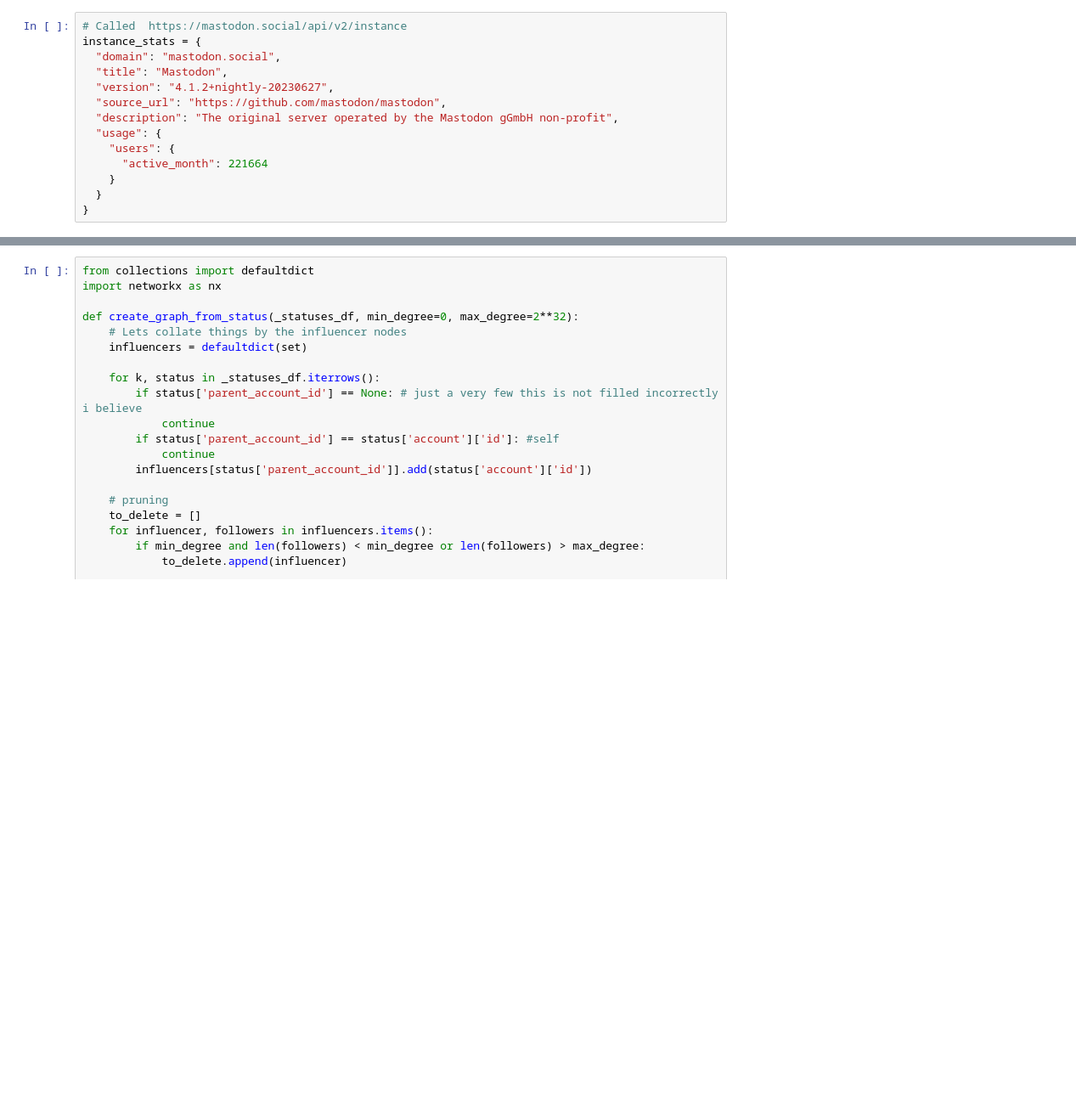
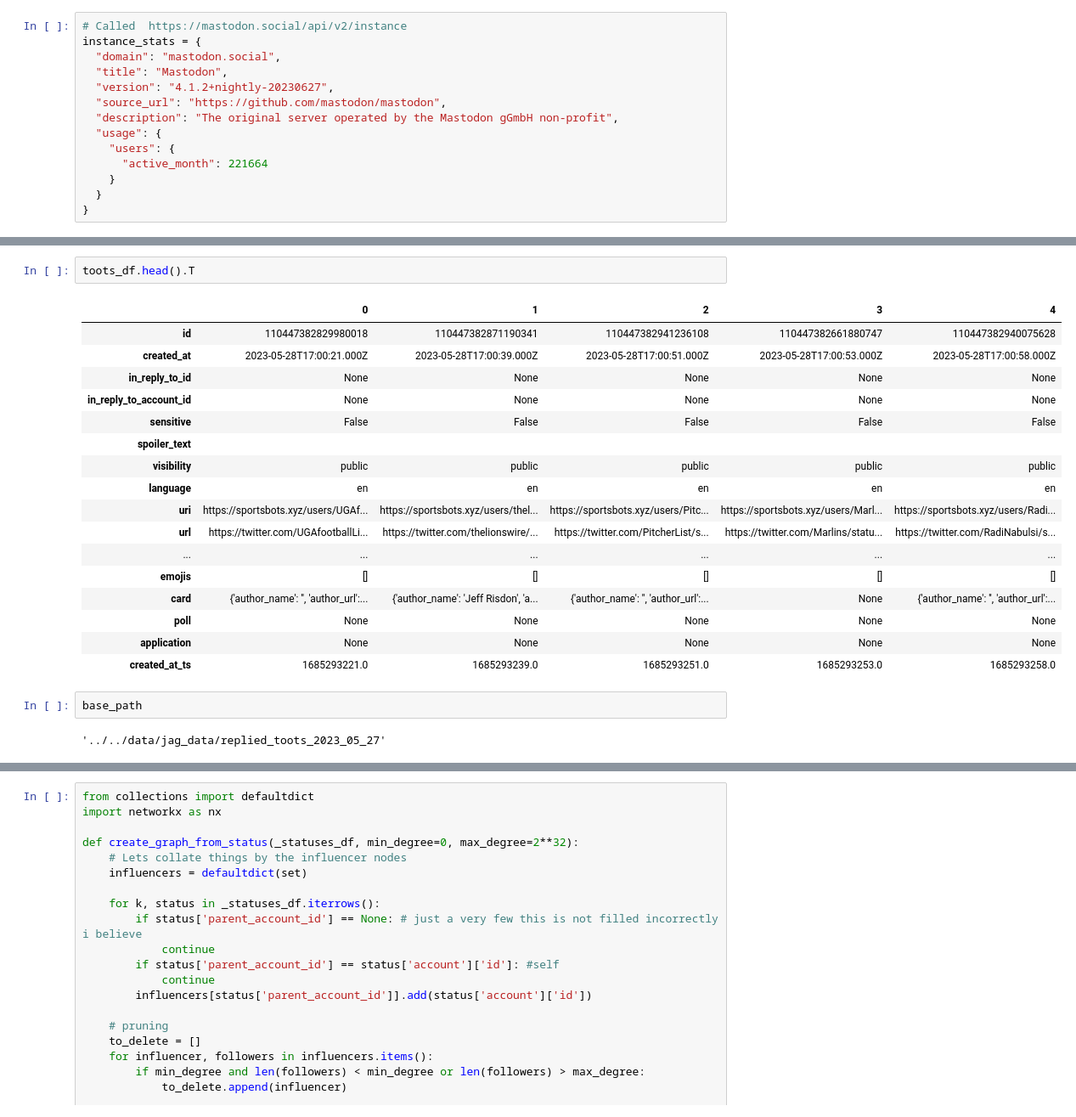
Before and after one commit to Pocket/hackweek_generation_topic_discoveries, a Jupyter notebook: src/sna/toots-sna.ipynb, the cells around one changed output, grey strips where cells are left out. Shown at 85% size. Cells and saved outputs as stored; diff of their text form; blank space fills up the shorter version.

```diff
--- a/src/sna/toots-sna.ipynb
+++ b/src/sna/toots-sna.ipynb
@@ -53,3 +69,27 @@ display(toots_df.describe())
+# %%
+toots_df.head().T
+# %% [output]
+|  | 0 | 1 | 2 | 3 | 4 |
+| id | 110447382829980018 | 110447382871190341 | 110447382941236108 | 110447382661880747 | 110447382940075628 |
+| created_at | 2023-05-28T17:00:21.000Z | 2023-05-28T17:00:39.000Z | 2023-05-28T17:00:51.000Z | 2023-05-28T17:00:53.000Z | 2023-05-28T17:00:58.000Z |
+| in_reply_to_id | None | None | None | None | None |
+| in_reply_to_account_id | None | None | None | None | None |
+| sensitive | False | False | False | False | False |
+| spoiler_text |  |  |  |  |  |
+| visibility | public | public | public | public | public |
+| language | en | en | en | en | en |
+| uri | https://sportsbots.xyz/users/UGAf... | https://sportsbots.xyz/users/thel... | https://sportsbots.xyz/users/Pitc... | https://sportsbots.xyz/users/Marl... | https://sportsbots.xyz/users/Radi... |
+| url | https://twitter.com/UGAfootballLi... | https://twitter.com/thelionswire/... | https://twitter.com/PitcherList/s... | https://twitter.com/Marlins/statu... | https://twitter.com/RadiNabulsi/s... |
+| ... | ... | ... | ... | ... | ... |
+| emojis | [] | [] | [] | [] | [] |
+| card | {'author_name': '', 'author_url':... | {'author_name': 'Jeff Risdon', 'a... | {'author_name': '', 'author_url':... | None | {'author_name': '', 'author_url':... |
+| poll | None | None | None | None | None |
+| application | None | None | None | None | None |
+| created_at_ts | 1685293221.0 | 1685293239.0 | 1685293251.0 | 1685293253.0 | 1685293258.0 |
+# %%
+base_path
+# %% [output]
+'../../data/jag_data/replied_toots_2023_05_27'
 # %%
 datasets = glob.glob("{}/status_mastodon*.parquet".format(base_path))
 statuses_df = pd.concat([pd.read_parquet(data) for data in datasets], axis=0).reset_index(drop=True)
```
Also changed, not shown: parts of 19 cells of this notebook.
